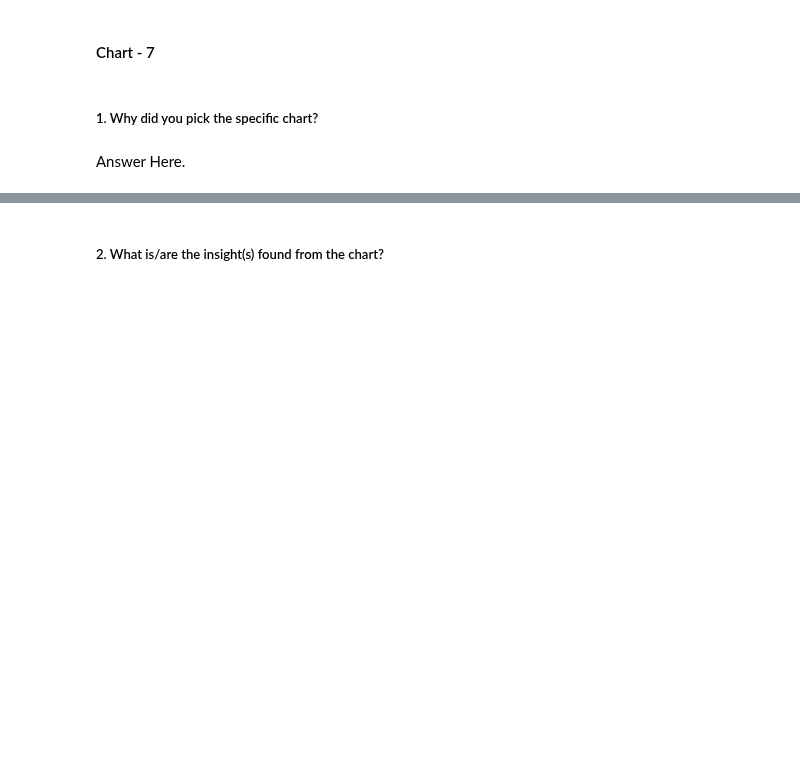
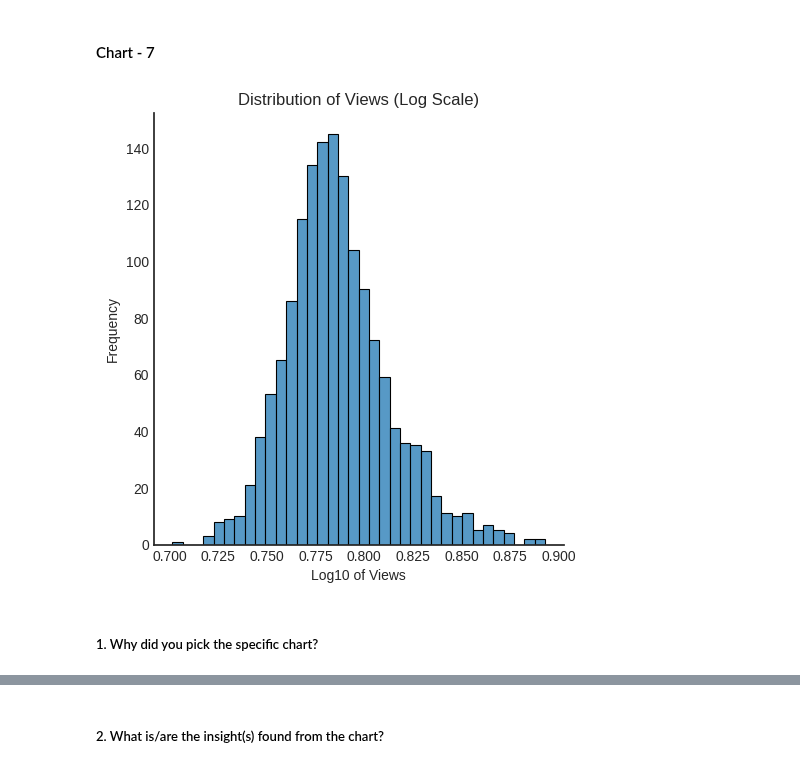
Before and after one commit to shubhamrai1318/TED_Talk_Views_Prediction, a Jupyter notebook: TED_Talk_Views_Prediction.ipynb, the cells around one changed output, grey strips where cells are left out. Drawn from its saved outputs; the diff is of its cells as text; code cells hidden in the pictures; blank space fills up the shorter version.

Commit message:
Data Visualization (Chart-7) completed

```diff
--- a/TED_Talk_Views_Prediction.ipynb
+++ b/TED_Talk_Views_Prediction.ipynb
@@ -884,4 +882,21 @@ Overall, the insights gained from the analysis of TED talks data offer valuable
+# %%
+# Chart - 7 visualization code
+# Apply log transformation to the 'views' column to reduce the scale of values
+df['views'] = np.log10(df['views'])
+
+# Plotting a histogram to visualize the distribution of log-transformed 'views' data
+# The 'displot' function from seaborn library is used for plotting the histogram
+# It will automatically create a histogram and display the data distribution
+sns.displot(df['views'])
+
+# Adding labels and titles to the plot for better understanding
+plt.xlabel('Log10 of Views')
+plt.ylabel('Frequency')
+plt.title('Distribution of Views (Log Scale)')
+
+# Display the plot
+plt.show()
+# %% [output]
+[figure, added]
 # %% [markdown]
 ##### 1. Why did you pick the specific chart?
-# %% [markdown]
-Answer Here.
```
Also changed, not shown: parts of 6 cells of this notebook.
